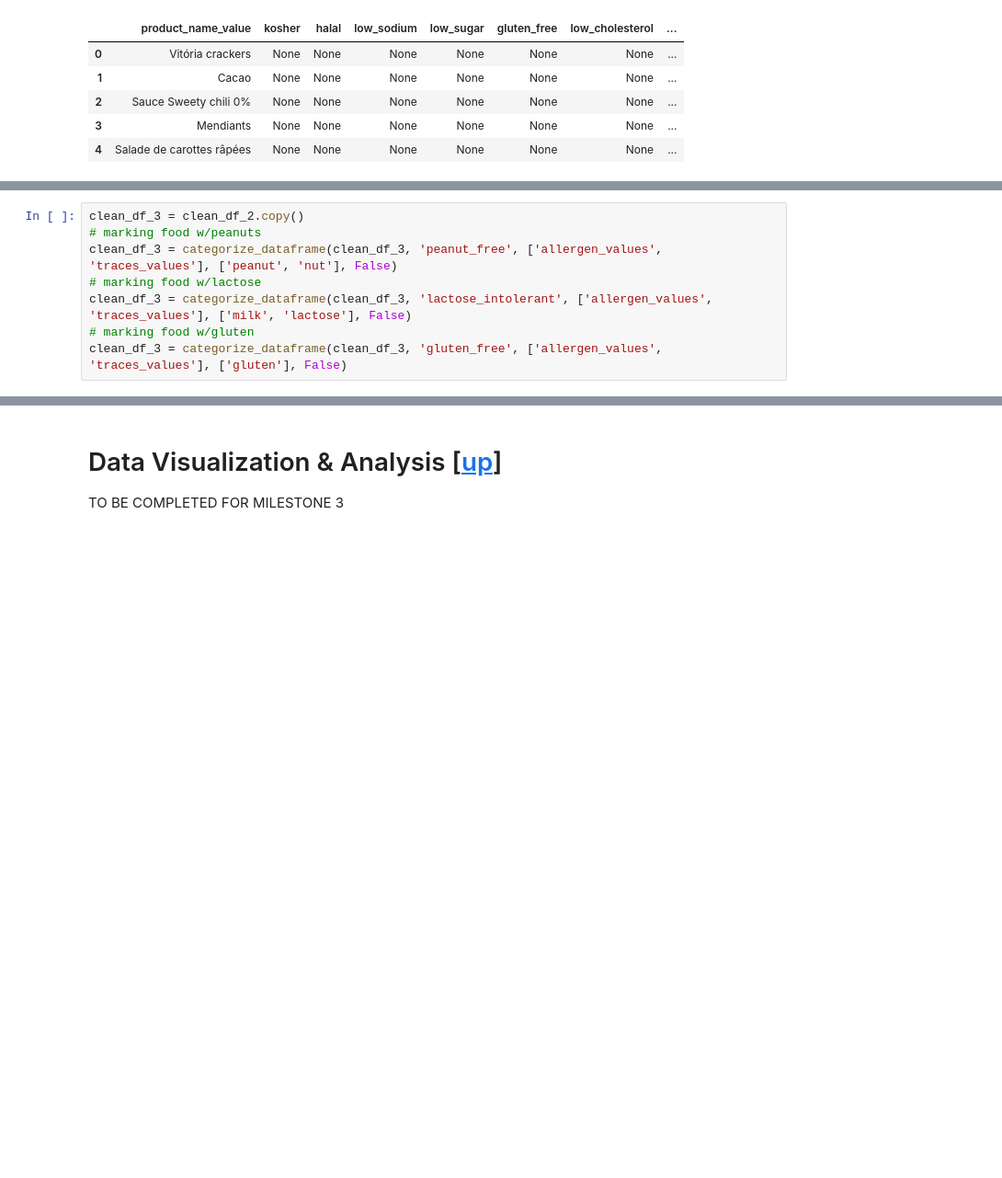
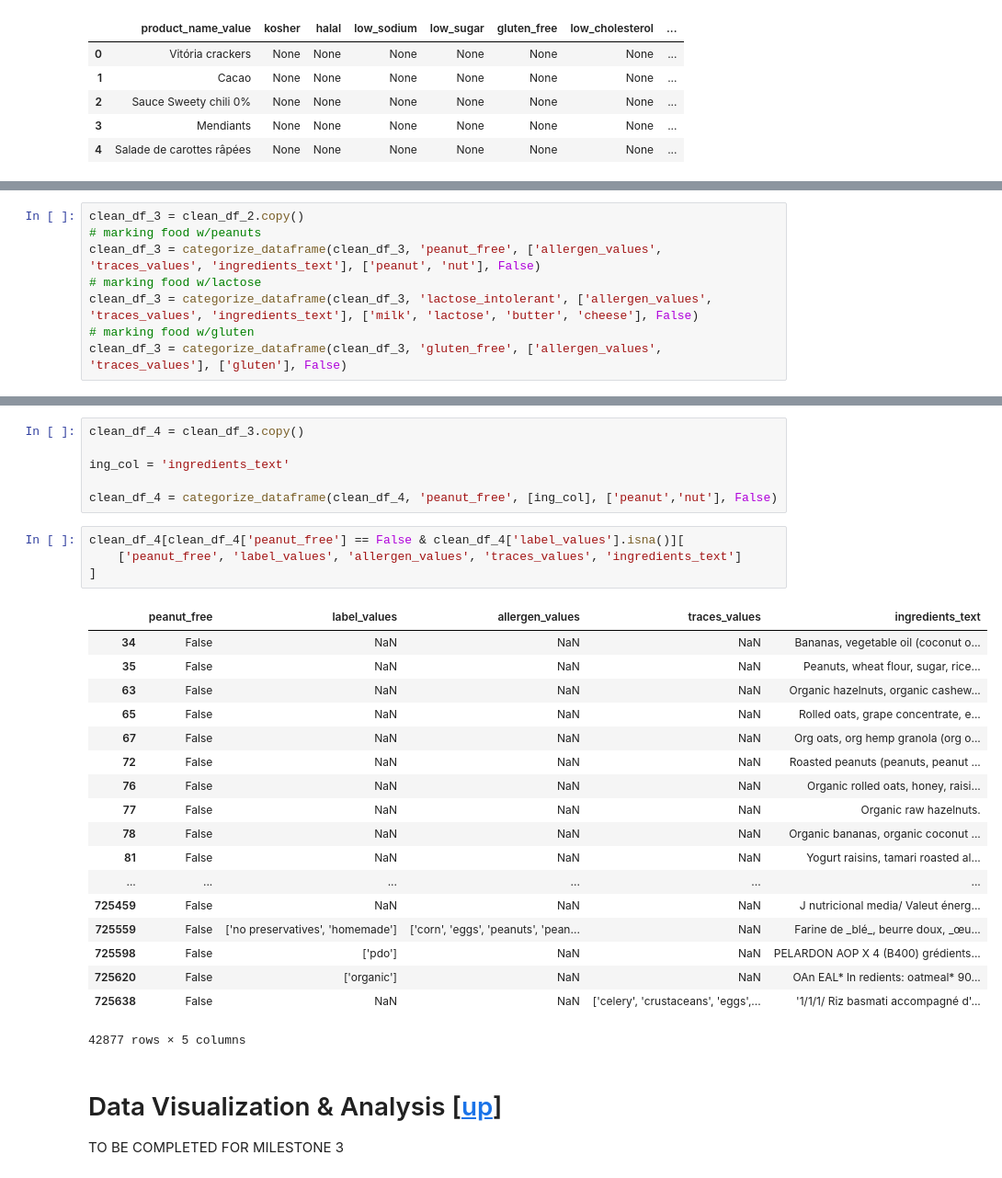
Before and after one commit to celine-y/open_food_facts, a Jupyter notebook: project.ipynb, the cells around one changed output, grey strips where cells are left out. Shown at 92% size. Saved outputs shown, nothing was run; the diff lists cells and outputs as text; blank space fills up the shorter version.

Commit message:
categorized by ingredients

```diff
--- a/project.ipynb
+++ b/project.ipynb
@@ -1989,8 +1974,8 @@ clean_df_2[clean_df_2['lactose'] == True][['label_values', 'allergen_values', 't
 # %%
 clean_df_3 = clean_df_2.copy()
 # marking food w/peanuts
-clean_df_3 = categorize_dataframe(clean_df_3, 'peanut_free', ['allergen_values', 'traces_values'], ['peanut', 'nut'], False)
+clean_df_3 = categorize_dataframe(clean_df_3, 'peanut_free', ['allergen_values', 'traces_values', 'ingredients_text'], ['peanut', 'nut'], False)
 # marking food w/lactose
-clean_df_3 = categorize_dataframe(clean_df_3, 'lactose_intolerant', ['allergen_values', 'traces_values'], ['milk', 'lactose'], False)
+clean_df_3 = categorize_dataframe(clean_df_3, 'lactose_intolerant', ['allergen_values', 'traces_values', 'ingredients_text'], ['milk', 'lactose', 'butter', 'cheese'], False)
 # marking food w/gluten
 clean_df_3 = categorize_dataframe(clean_df_3, 'gluten_free', ['allergen_values', 'traces_values'], ['gluten'], False)
@@ -2020,3 +1997,32 @@ clean_df_3[clean_df_3['peanut_free'].notna() | clean_df_3['lactose_intolerant'].
+# %%
+clean_df_4 = clean_df_3.copy()
+
+ing_col = 'ingredients_text'
+
+clean_df_4 = categorize_dataframe(clean_df_4, 'peanut_free', [ing_col], ['peanut','nut'], False)
+# %%
+clean_df_4[clean_df_4['peanut_free'] == False & clean_df_4['label_values'].isna()][
+    ['peanut_free', 'label_values', 'allergen_values', 'traces_values', 'ingredients_text']
+]
+# %% [output]
+|  | peanut_free | label_values | allergen_values | traces_values | ingredients_text |
+| 34 | False | NaN | NaN | NaN | Bananas, vegetable oil (coconut o... |
+| 35 | False | NaN | NaN | NaN | Peanuts, wheat flour, sugar, rice... |
+| 63 | False | NaN | NaN | NaN | Organic hazelnuts, organic cashew... |
+| 65 | False | NaN | NaN | NaN | Rolled oats, grape concentrate, e... |
+| 67 | False | NaN | NaN | NaN | Org oats, org hemp granola (org o... |
+| 72 | False | NaN | NaN | NaN | Roasted peanuts (peanuts, peanut ... |
+| 76 | False | NaN | NaN | NaN | Organic rolled oats, honey, raisi... |
+| 77 | False | NaN | NaN | NaN | Organic raw hazelnuts. |
+| 78 | False | NaN | NaN | NaN | Organic bananas, organic coconut ... |
+| 81 | False | NaN | NaN | NaN | Yogurt raisins, tamari roasted al... |
+| ... | ... | ... | ... | ... | ... |
+| 725459 | False | NaN | NaN | NaN | J nutricional media/ Valeut énerg... |
+| 725559 | False | ['no preservatives', 'homemade'] | ['corn', 'eggs', 'peanuts', 'pean... | NaN | Farine de _blé_, beurre doux, _œu... |
+| 725598 | False | ['pdo'] | NaN | NaN | PELARDON AOP X 4 (B400) grédients... |
+| 725620 | False | ['organic'] | NaN | NaN | OAn EAL* ln redients: oatmeal* 90... |
+| 725638 | False | NaN | NaN | ['celery', 'crustaceans', 'eggs',... | '1/1/1/ Riz basmati accompagné d'... |
+42877 rows × 5 columns
 # %% [markdown]
 # Data Visualization & Analysis <a id="data_analysis"></a> [[up](#Table-of-Contents)]
 TO BE COMPLETED FOR MILESTONE 3
```
Also changed, not shown: parts of 6 cells of this notebook.
